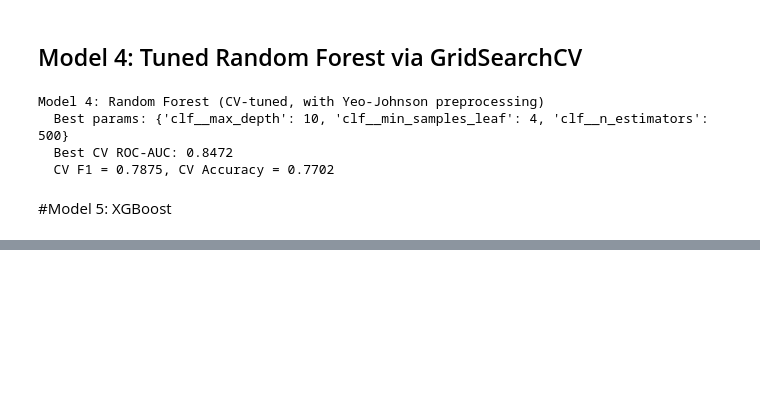
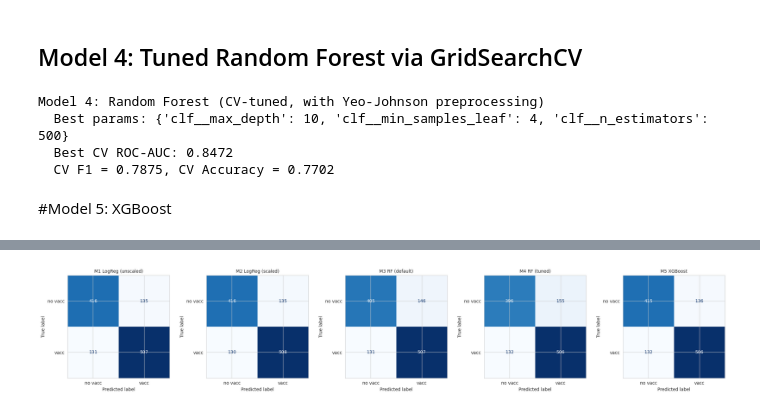
Before and after one commit to DATA-SCIENCE-HACKATHON-Group-12-32/data-science-challenge-group-A, a Jupyter notebook: dsc_main_group_A.ipynb, the cells around one changed output, grey strips where cells are left out. Saved outputs shown, nothing was run; the diff lists cells and outputs as text; code cells hidden in the pictures; blank space fills up the shorter version.

```diff
--- a/dsc_main_group_A.ipynb
+++ b/dsc_main_group_A.ipynb
@@ -415,0 +482,25 @@ m5.fit(X_full, y_full)
+# %%
+#Holdout split for confusion matrices and ROC curves
+Xtr_h, Xho_h, ytr_h, yho_h = train_test_split(
+    X_full, y_full, test_size=0.25, stratify=y_full, random_state=RANDOM_STATE)
+
+from sklearn.base import clone
+models_holdout = {}
+for name, mdl_template in [('M1 LogReg (unscaled)', m1), ('M2 LogReg (scaled)', m2),
+                           ('M3 RF (default)', m3), ('M4 RF (tuned)', m4),
+                           ('M5 XGBoost', m5)]:
+    fresh = clone(mdl_template)
+    fresh.fit(Xtr_h, ytr_h)
+    models_holdout[name] = fresh
+
+# Confusion matrices side-by-side
+fig, axes = plt.subplots(1, 5, figsize=(22, 4))
+for ax, (name, mdl) in zip(axes, models_holdout.items()):
+    pred = mdl.predict(Xho_h)
+    ConfusionMatrixDisplay.from_predictions(
+        yho_h, pred, display_labels=['no vacc', 'vacc'],
+        ax=ax, colorbar=False, cmap='Blues')
+    ax.set_title(name, fontsize=10)
+plt.tight_layout(); plt.show()
+# %% [output]
+[figure, added]
```
Also changed, not shown: parts of 15 cells of this notebook.
